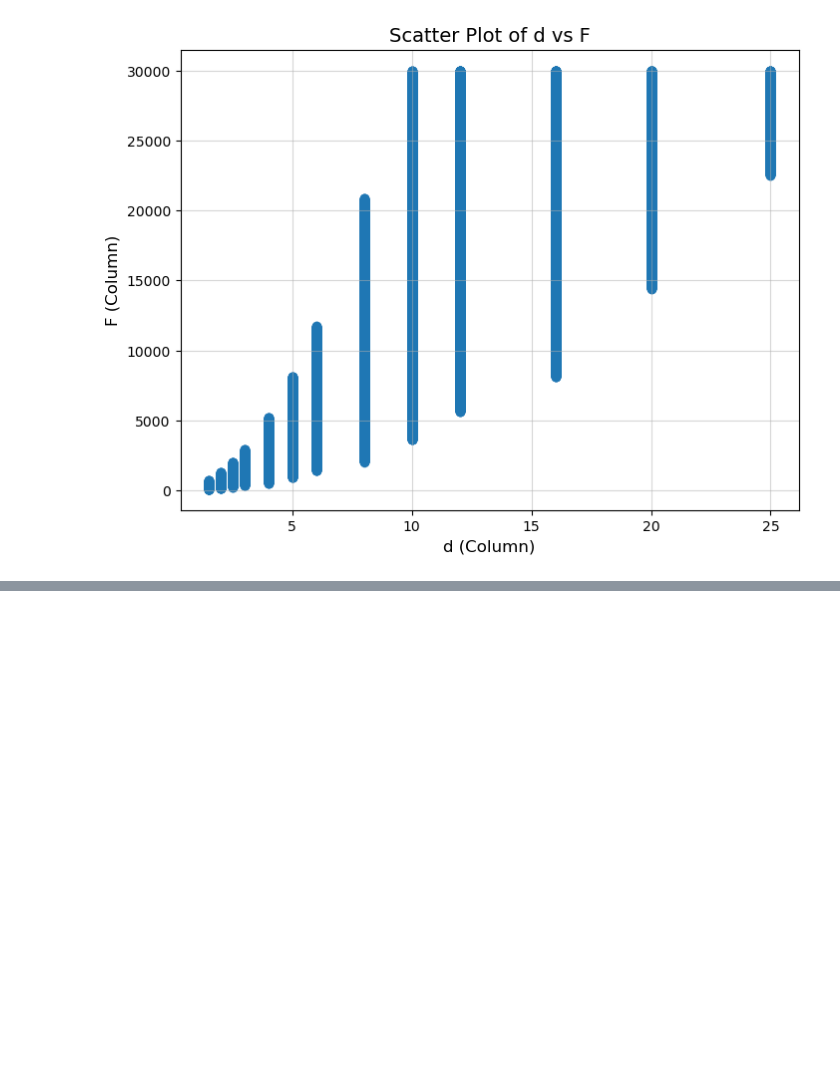
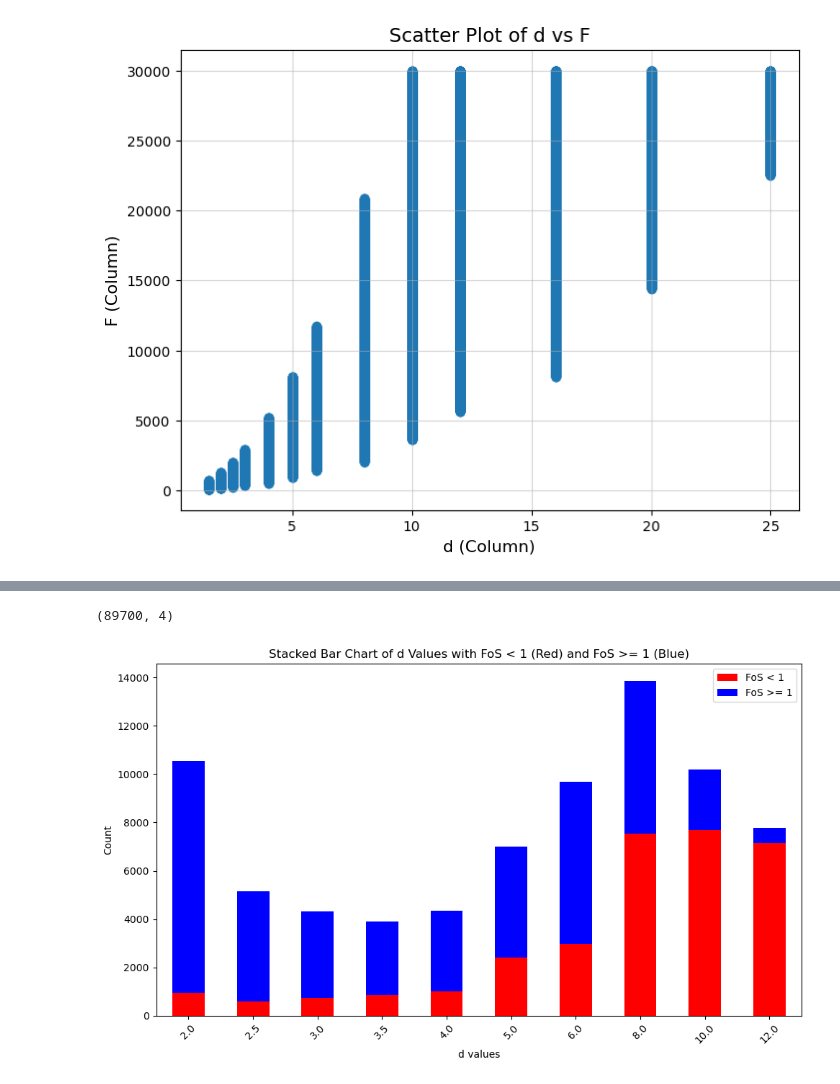
Before and after one commit to vagarwal43/Fastener_design, a Jupyter notebook: dataset/generation/histograms.ipynb, the cells around one changed output, grey strips where cells are left out. Drawn from its saved outputs; the diff is of its cells as text; code cells hidden in the pictures; blank space fills up the shorter version.

```diff
--- a/dataset/generation/histograms.ipynb
+++ b/dataset/generation/histograms.ipynb
@@ -3,0 +20,28 @@ import matplotlib.pyplot as plt
+# %%
+def plot_histogram_failure(df, available_d):
+        # Convert 'd' column to floats and then back to strings for consistency
+    df['d'] = df['d'].astype(float).astype(str)
+    d_values_str = [str(value) for value in available_d]
+
+    # Group by 'd' and count the occurrences
+    d_counts = df['d'].value_counts().reindex(d_values_str, fill_value=0)
+
+    # Split the data based on 'FoS' threshold
+    df['FoS_category'] = df['FoS'].apply(lambda x: 'red' if x < 1 else 'blue')
+
+    # Group by 'd' and 'FoS_category' to count occurrences for stacking
+    stacked_counts = df.groupby(['d', 'FoS_category']).size().unstack(fill_value=0).reindex(index=d_counts.index, fill_value=0)
+
+    # Create the stacked bar plot
+    stacked_counts.plot(kind='bar', stacked=True, color=['red', 'blue'], figsize=(10, 6), label=['FoS < 1', 'FoS >= 1'])
+
+    # Set labels and title
+    plt.xlabel('d values')
+    plt.ylabel('Count')
+    plt.title('Stacked Bar Chart of d Values with FoS < 1 (Red) and FoS >= 1 (Blue)')
+    plt.xticks(rotation=45)
+    plt.legend(['FoS < 1', 'FoS >= 1'])
+    plt.tight_layout()
+
+    # Show the plot
+    plt.show()
@@ -62,0 +98,5 @@ plt.show()
+# %%
+# Load the dataset
+file_path = '../bolt_single_shear_dataset.csv'
+data = pd.read_csv(file_path)
+data.head()
@@ -62,0 +110,9 @@ plt.show()
+# %%
+# print amount of data
+print(data.shape)
+# %% [output]
+(89700, 4)
+# %%
+plot_histogram_failure(data, [2.0, 2.5, 3.0, 3.5, 4.0, 5.0, 6.0, 8.0, 10.0, 12.0])
+# %% [output]
+[figure, added]
```
Also changed, not shown: parts of 6 cells of this notebook, 2 other files.
